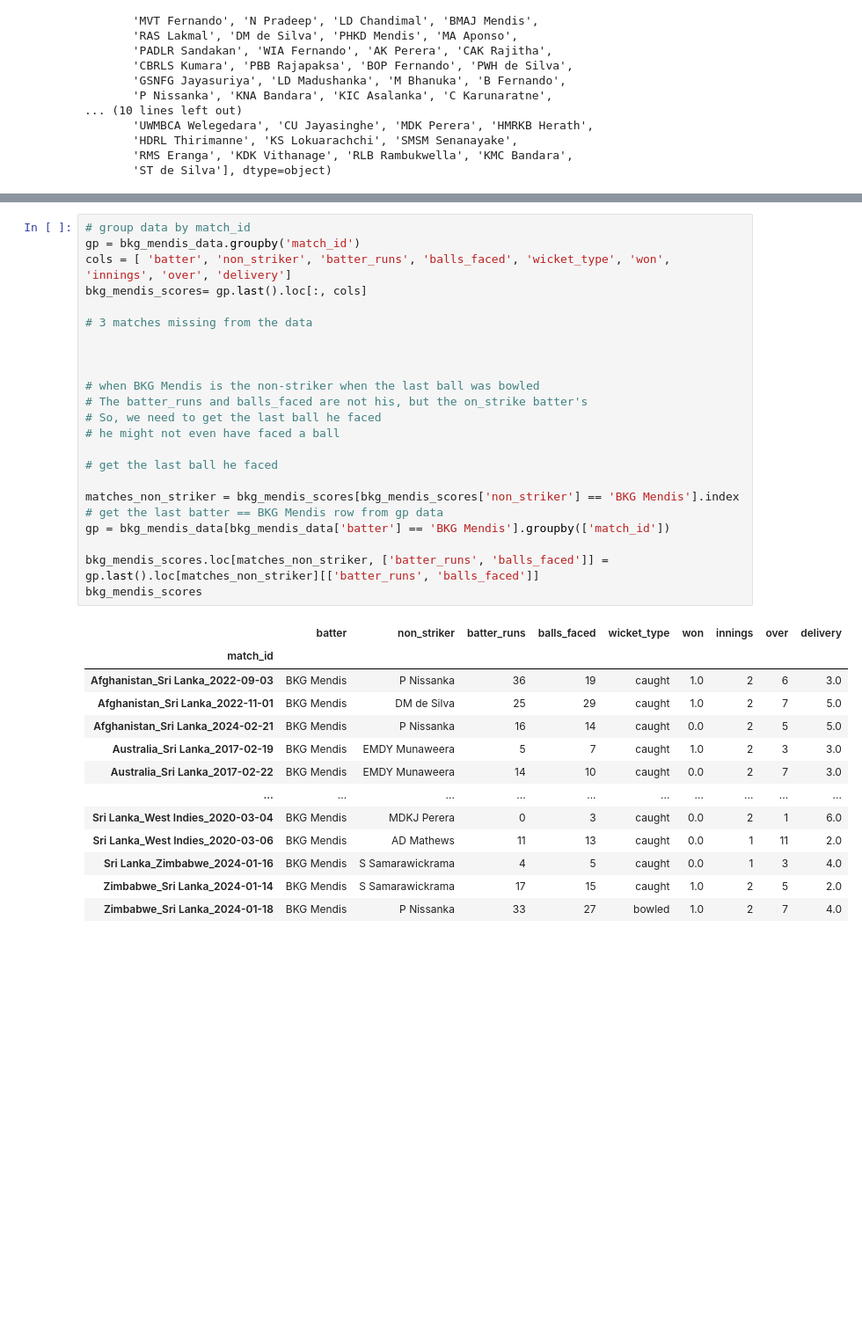
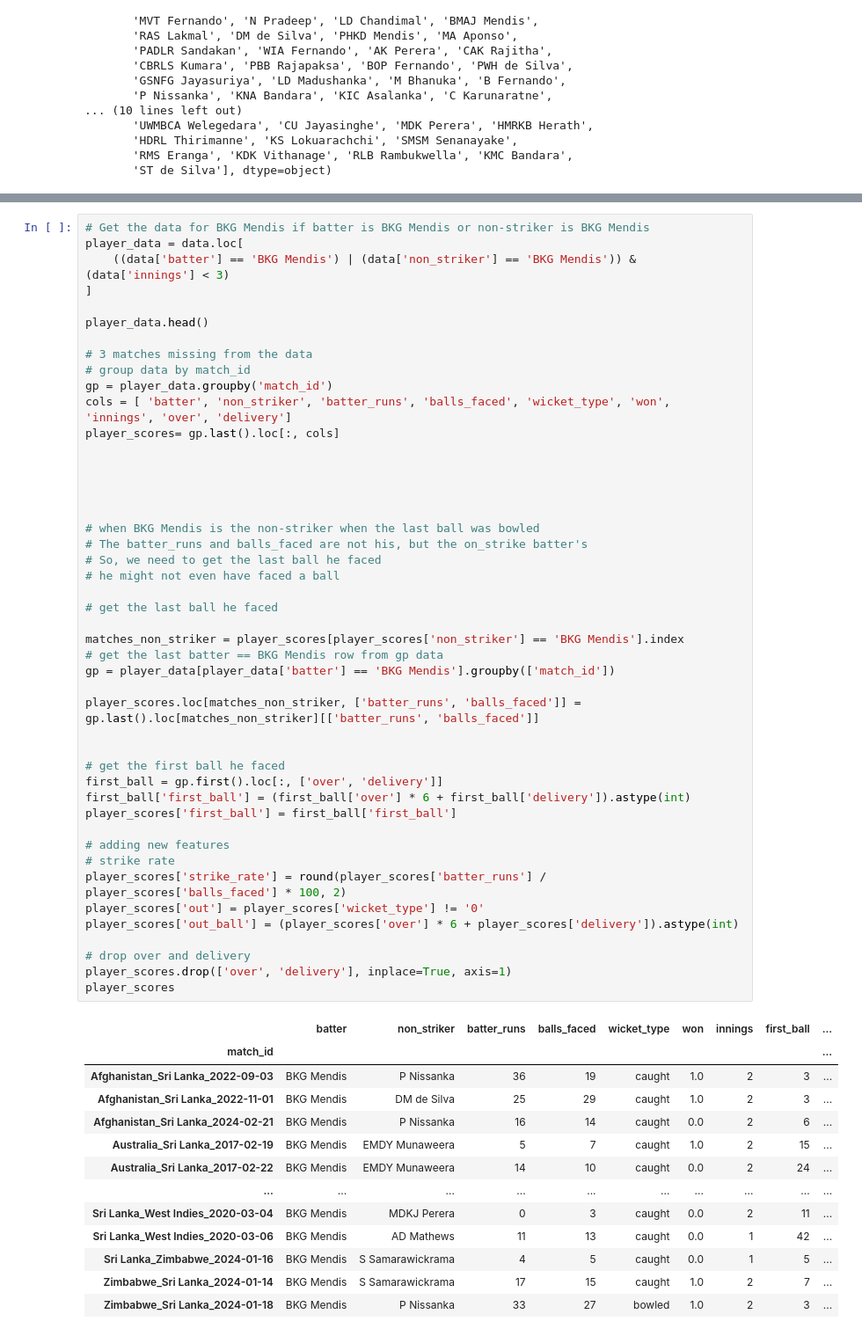
Before and after one commit to 19Kaumini/e19-co544-cricket-analytics-and-prediction, a Jupyter notebook: EDA/PlayerAnalysis.ipynb, the cells around one changed output, grey strips where cells are left out. Shown at 88% size. Drawn from its saved outputs; the diff is of its cells as text; blank space fills up the shorter version.

Commit message:
First Ball vs Runs

```diff
--- a/EDA/PlayerAnalysis.ipynb
+++ b/EDA/PlayerAnalysis.ipynb
@@ -65,37 +50,60 @@ bkg_mendis_data.head()
 # %%
-# group data by match_id
-gp = bkg_mendis_data.groupby('match_id')
-cols = [ 'batter', 'non_striker', 'batter_runs', 'balls_faced', 'wicket_type', 'won', 'innings', 'over', 'delivery']
-bkg_mendis_scores= gp.last().loc[:, cols]
+# Get the data for BKG Mendis if batter is BKG Mendis or non-striker is BKG Mendis
+player_data = data.loc[
+    ((data['batter'] == 'BKG Mendis') | (data['non_striker'] == 'BKG Mendis')) & (data['innings'] < 3)
+]
+
+player_data.head()
 
 # 3 matches missing from the data
+# group data by match_id
+gp = player_data.groupby('match_id')
+cols = [ 'batter', 'non_striker', 'batter_runs', 'balls_faced', 'wicket_type', 'won', 'innings', 'over', 'delivery']
+player_scores= gp.last().loc[:, cols]
+
+
 
 
 
 # when BKG Mendis is the non-striker when the last ball was bowled
 # The batter_runs and balls_faced are not his, but the on_strike batter's
 # So, we need to get the last ball he faced
 # he might not even have faced a ball
 
 # get the last ball he faced
 
-matches_non_striker = bkg_mendis_scores[bkg_mendis_scores['non_striker'] == 'BKG Mendis'].index
+matches_non_striker = player_scores[player_scores['non_striker'] == 'BKG Mendis'].index
 # get the last batter == BKG Mendis row from gp data
-gp = bkg_mendis_data[bkg_mendis_data['batter'] == 'BKG Mendis'].groupby(['match_id'])
+gp = player_data[player_data['batter'] == 'BKG Mendis'].groupby(['match_id'])
 
-bkg_mendis_scores.loc[matches_non_striker, ['batter_runs', 'balls_faced']] = gp.last().loc[matches_non_striker][['batter_runs', 'balls_faced']]
-bkg_mendis_scores
+player_scores.loc[matches_non_striker, ['batter_runs', 'balls_faced']] = gp.last().loc[matches_non_striker][['batter_runs', 'balls_faced']]
+
+
+# get the first ball he faced
+first_ball = gp.first().loc[:, ['over', 'delivery']]
+first_ball['first_ball'] = (first_ball['over'] * 6 + first_ball['delivery']).astype(int)
+player_scores['first_ball'] = first_ball['first_ball']
+
+# adding new features
+# strike rate
+player_scores['strike_rate'] = round(player_scores['batter_runs'] / player_scores['balls_faced'] * 100, 2)
+player_scores['out'] = player_scores['wicket_type'] != '0'
+player_scores['out_ball'] = (player_scores['over'] * 6 + player_scores['delivery']).astype(int)
+
+# drop over and delivery
+player_scores.drop(['over', 'delivery'], inplace=True, axis=1)
+player_scores
 # %% [output]
-|  | batter | non_striker | batter_runs | balls_faced | wicket_type | won | innings | over | delivery |
-| match_id |  |  |  |  |  |  |  |  |  |
-| Afghanistan_Sri Lanka_2022-09-03 | BKG Mendis | P Nissanka | 36 | 19 | caught | 1.0 | 2 | 6 | 3.0 |
-| Afghanistan_Sri Lanka_2022-11-01 | BKG Mendis | DM de Silva | 25 | 29 | caught | 1.0 | 2 | 7 | 5.0 |
-| Afghanistan_Sri Lanka_2024-02-21 | BKG Mendis | P Nissanka | 16 | 14 | caught | 0.0 | 2 | 5 | 5.0 |
-| Australia_Sri Lanka_2017-02-19 | BKG Mendis | EMDY Munaweera | 5 | 7 | caught | 1.0 | 2 | 3 | 3.0 |
-| Australia_Sri Lanka_2017-02-22 | BKG Mendis | EMDY Munaweera | 14 | 10 | caught | 0.0 | 2 | 7 | 3.0 |
+|  | batter | non_striker | batter_runs | balls_faced | wicket_type | won | innings | first_ball | ... |
+| match_id |  |  |  |  |  |  |  |  | ... |
+| Afghanistan_Sri Lanka_2022-09-03 | BKG Mendis | P Nissanka | 36 | 19 | caught | 1.0 | 2 | 3 | ... |
+| Afghanistan_Sri Lanka_2022-11-01 | BKG Mendis | DM de Silva | 25 | 29 | caught | 1.0 | 2 | 3 | ... |
+| Afghanistan_Sri Lanka_2024-02-21 | BKG Mendis | P Nissanka | 16 | 14 | caught | 0.0 | 2 | 6 | ... |
+| Australia_Sri Lanka_2017-02-19 | BKG Mendis | EMDY Munaweera | 5 | 7 | caught | 1.0 | 2 | 15 | ... |
+| Australia_Sri Lanka_2017-02-22 | BKG Mendis | EMDY Munaweera | 14 | 10 | caught | 0.0 | 2 | 24 | ... |
 | ... | ... | ... | ... | ... | ... | ... | ... | ... | ... |
-| Sri Lanka_West Indies_2020-03-04 | BKG Mendis | MDKJ Perera | 0 | 3 | caught | 0.0 | 2 | 1 | 6.0 |
-| Sri Lanka_West Indies_2020-03-06 | BKG Mendis | AD Mathews | 11 | 13 | caught | 0.0 | 1 | 11 | 2.0 |
-| Sri Lanka_Zimbabwe_2024-01-16 | BKG Mendis | S Samarawickrama | 4 | 5 | caught | 0.0 | 1 | 3 | 4.0 |
-| Zimbabwe_Sri Lanka_2024-01-14 | BKG Mendis | S Samarawickrama | 17 | 15 | caught | 1.0 | 2 | 5 | 2.0 |
-| Zimbabwe_Sri Lanka_2024-01-18 | BKG Mendis | P Nissanka | 33 | 27 | bowled | 1.0 | 2 | 7 | 4.0 |
+| Sri Lanka_West Indies_2020-03-04 | BKG Mendis | MDKJ Perera | 0 | 3 | caught | 0.0 | 2 | 11 | ... |
+| Sri Lanka_West Indies_2020-03-06 | BKG Mendis | AD Mathews | 11 | 13 | caught | 0.0 | 1 | 42 | ... |
+| Sri Lanka_Zimbabwe_2024-01-16 | BKG Mendis | S Samarawickrama | 4 | 5 | caught | 0.0 | 1 | 5 | ... |
+| Zimbabwe_Sri Lanka_2024-01-14 | BKG Mendis | S Samarawickrama | 17 | 15 | caught | 1.0 | 2 | 7 | ... |
+| Zimbabwe_Sri Lanka_2024-01-18 | BKG Mendis | P Nissanka | 33 | 27 | bowled | 1.0 | 2 | 3 | ... |
```
Also changed, not shown: parts of 9 cells of this notebook.
